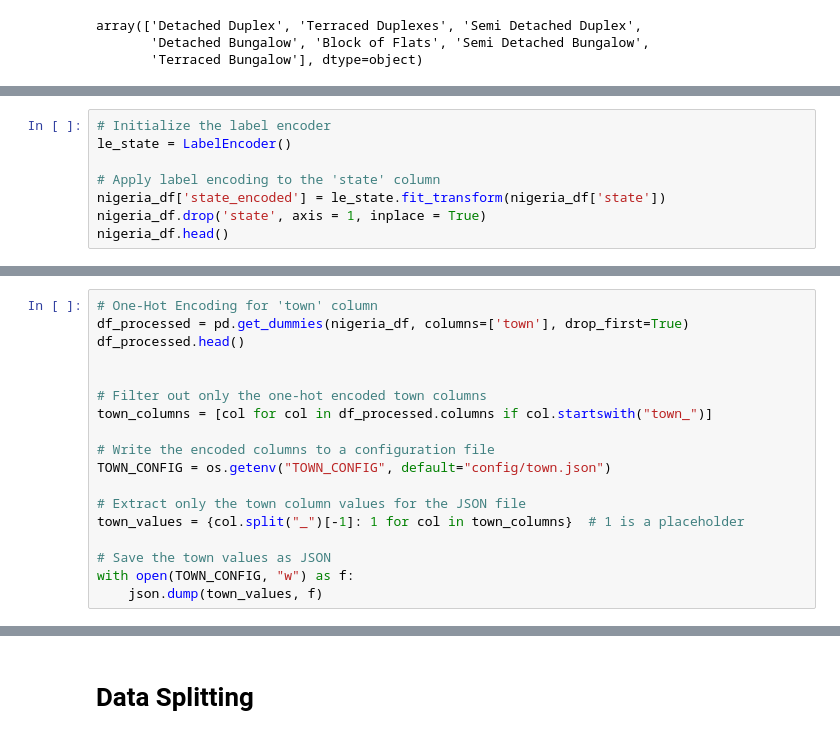
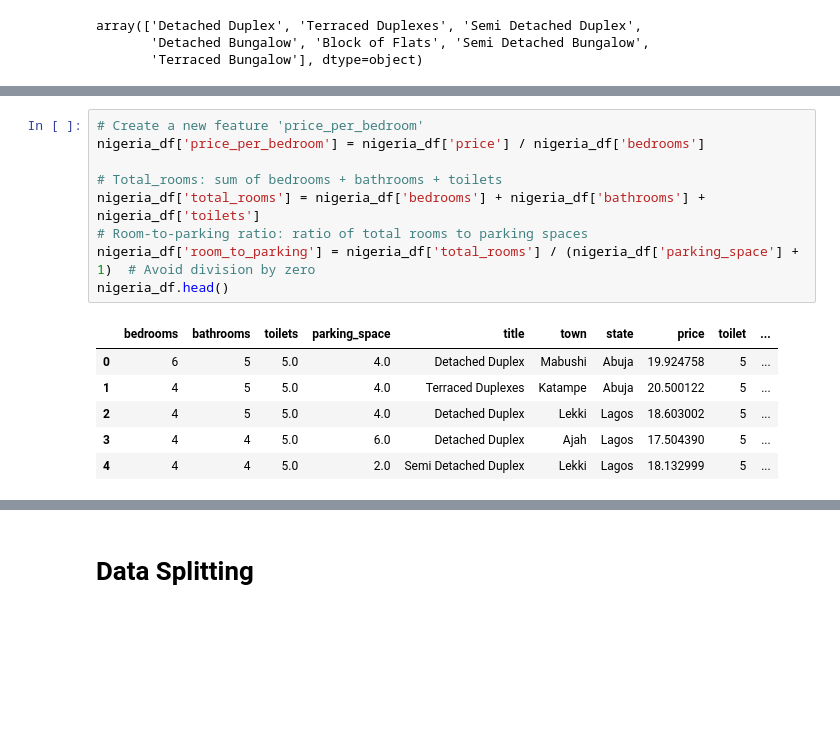
Before and after one commit to Johnnysnipes90/Nigeria-Housing-Price-Prediction, a Jupyter notebook: Notebook/notebook.ipynb, the cells around one changed output, grey strips where cells are left out. Cells and saved outputs as stored; diff of their text form; blank space fills up the shorter version.

```diff
--- a/Notebook/notebook.ipynb
+++ b/Notebook/notebook.ipynb
@@ -362,8 +364,0 @@ array(['Abuja', 'Lagos', 'Edo', 'Ogun', 'Oyo', 'Imo', 'Anambara',
-# %%
-# Initialize the label encoder
-le_state = LabelEncoder()
-
-# Apply label encoding to the 'state' column
-nigeria_df['state_encoded'] = le_state.fit_transform(nigeria_df['state'])
-nigeria_df.drop('state', axis = 1, inplace = True)
-nigeria_df.head()
@@ -417,18 +365,16 @@ array(['Mabushi', 'Katampe', 'Lekki', 'Ajah', 'Epe', 'Lokogoma District',
-# %%
-# One-Hot Encoding for 'town' column
-df_processed = pd.get_dummies(nigeria_df, columns=['town'], drop_first=True)
-df_processed.head()
-
-
-# Filter out only the one-hot encoded town columns
-town_columns = [col for col in df_processed.columns if col.startswith("town_")]
-
-# Write the encoded columns to a configuration file
-TOWN_CONFIG = os.getenv("TOWN_CONFIG", default="config/town.json")
-
-# Extract only the town column values for the JSON file
-town_values = {col.split("_")[-1]: 1 for col in town_columns}  # 1 is a placeholder
-
-# Save the town values as JSON
-with open(TOWN_CONFIG, "w") as f:
-    json.dump(town_values, f)
+# %%
+# Create a new feature 'price_per_bedroom'
+nigeria_df['price_per_bedroom'] = nigeria_df['price'] / nigeria_df['bedrooms']
+
+# Total_rooms: sum of bedrooms + bathrooms + toilets
+nigeria_df['total_rooms'] = nigeria_df['bedrooms'] + nigeria_df['bathrooms'] + nigeria_df['toilets']
+# Room-to-parking ratio: ratio of total rooms to parking spaces
+nigeria_df['room_to_parking'] = nigeria_df['total_rooms'] / (nigeria_df['parking_space'] + 1)  # Avoid division by zero
+nigeria_df.head()
+# %% [output]
+|  | bedrooms | bathrooms | toilets | parking_space | title | town | state | price | toilet | ... |
+| 0 | 6 | 5 | 5.0 | 4.0 | Detached Duplex | Mabushi | Abuja | 19.924758 | 5 | ... |
+| 1 | 4 | 5 | 5.0 | 4.0 | Terraced Duplexes | Katampe | Abuja | 20.500122 | 5 | ... |
+| 2 | 4 | 5 | 5.0 | 4.0 | Detached Duplex | Lekki | Lagos | 18.603002 | 5 | ... |
+| 3 | 4 | 4 | 5.0 | 6.0 | Detached Duplex | Ajah | Lagos | 17.504390 | 5 | ... |
+| 4 | 4 | 4 | 5.0 | 2.0 | Semi Detached Duplex | Lekki | Lagos | 18.132999 | 5 | ... |
```
Also changed, not shown: parts of 43 cells of this notebook, 15 other files.
